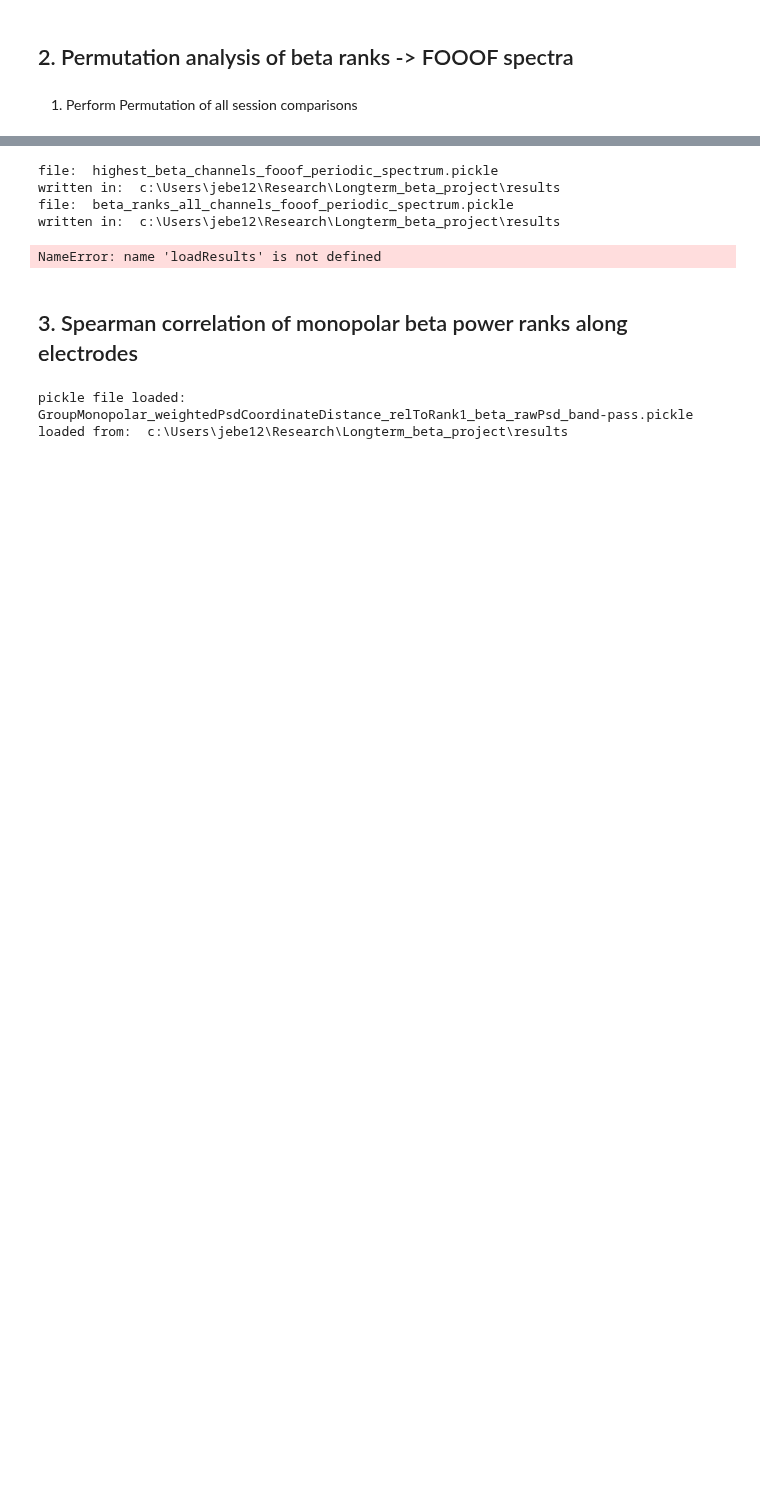
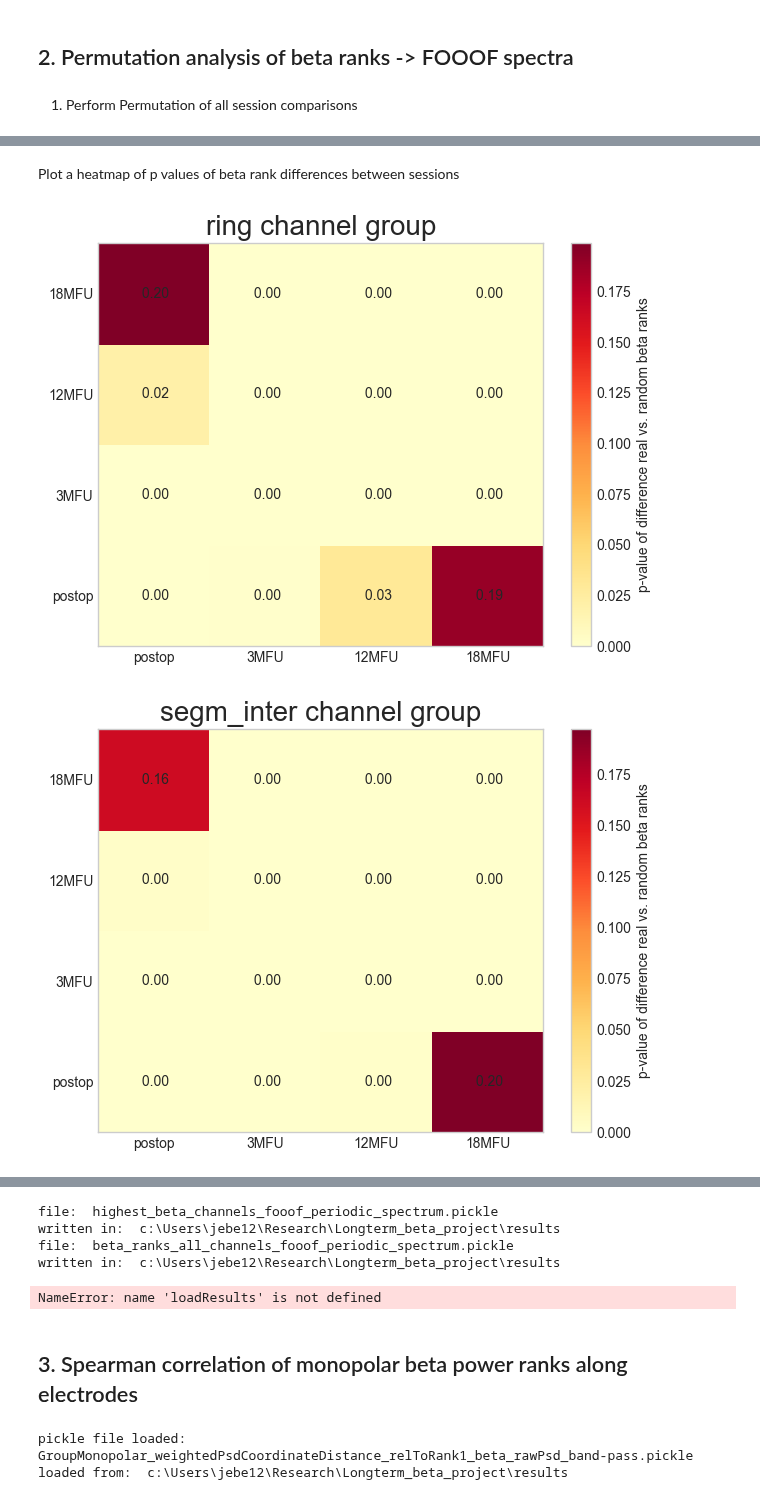
Before and after one commit to JKBehnke/BetaSenSightLongterm, a Jupyter notebook: notebooks/bssu_spatial_distribution.ipynb, the cells around one changed output, grey strips where cells are left out. Drawn from its saved outputs; the diff is of its cells as text; code cells hidden in the pictures; blank space fills up the shorter version.

```diff
--- a/notebooks/bssu_spatial_distribution.ipynb
+++ b/notebooks/bssu_spatial_distribution.ipynb
@@ -581,0 +531,7 @@ for group in channel_group:
+# %% [markdown]
+Plot a heatmap of p values of beta rank differences between sessions
+# %%
+heatmap_permutation = Permute_ranks.heatmap_distances_to_permutated_mean()
+# %% [output]
+[figure, added]
+[figure, added]
```
Also changed, not shown: parts of 5 cells of this notebook, 5 other files.
